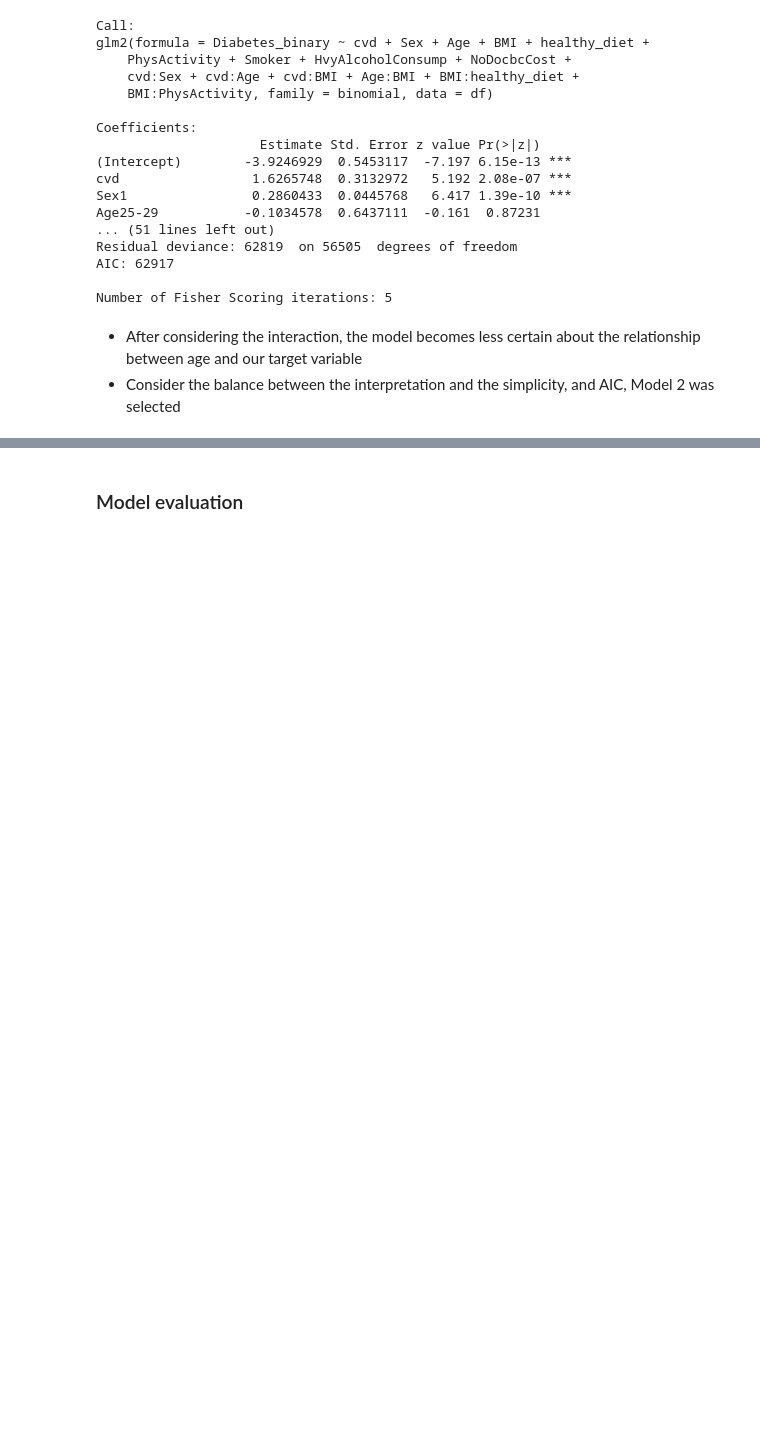
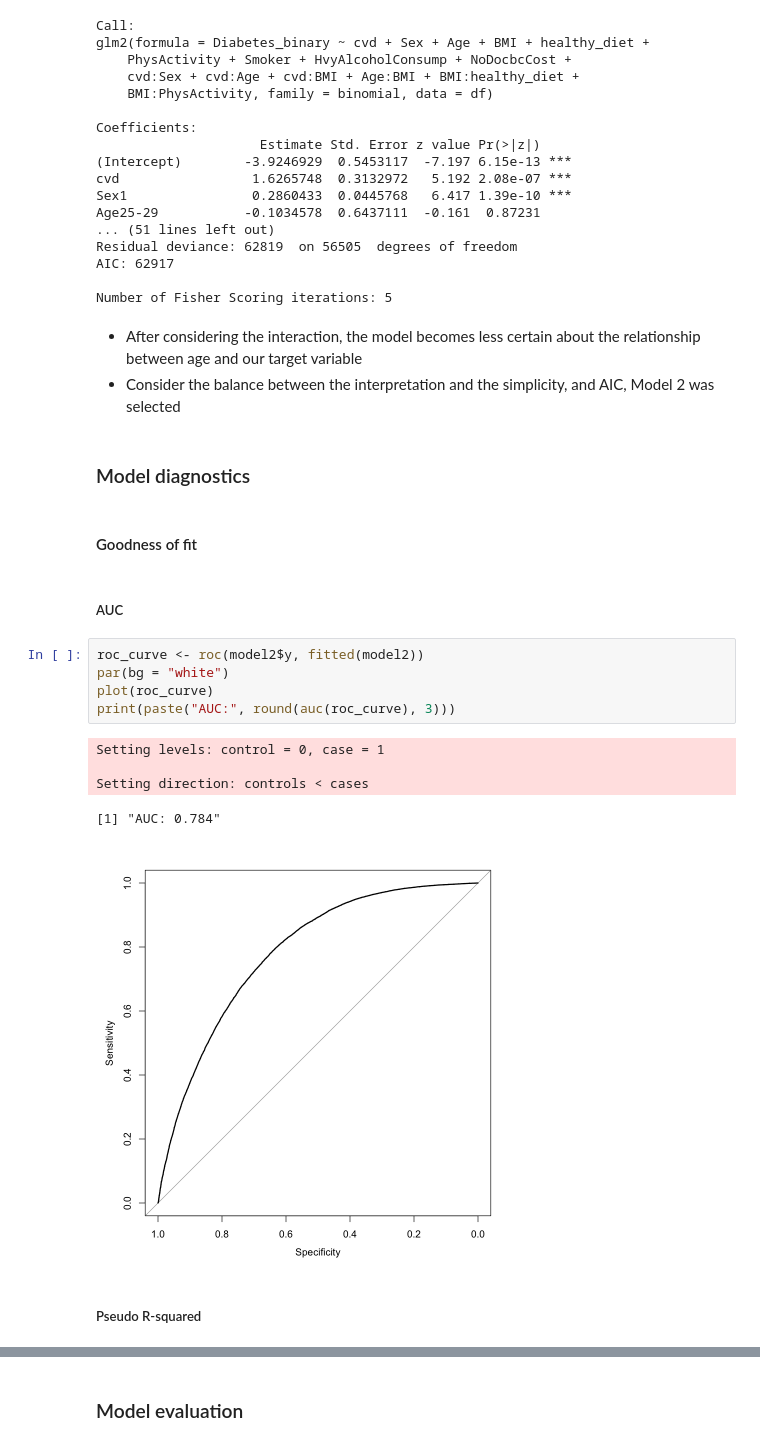
Before and after one commit to wilsonwlc/Diabetes-Statistical-Analysis, a Jupyter notebook: main.ipynb, the cells around one changed output, grey strips where cells are left out. Saved outputs shown, nothing was run; the diff lists cells and outputs as text; blank space fills up the shorter version.

```diff
--- a/main.ipynb
+++ b/main.ipynb
@@ -597,3 +600,22 @@ Number of Fisher Scoring iterations: 5
 # %% [markdown]
 * After considering the interaction, the model becomes less certain about the relationship between age and our target variable
 * Consider the balance between the interpretation and the simplicity, and AIC, Model 2 was selected
+# %% [markdown]
+### Model diagnostics
+# %% [markdown]
+#### Goodness of fit
+# %% [markdown]
+##### AUC
+# %%
+roc_curve <- roc(model2$y, fitted(model2))
+par(bg = "white")
+plot(roc_curve)
+print(paste("AUC:", round(auc(roc_curve), 3)))
+# %% [output]
+Setting levels: control = 0, case = 1
+
+Setting direction: controls < cases
+[1] "AUC: 0.784"
+[figure, added]
+# %% [markdown]
+##### Pseudo R-squared
```
Also changed, not shown: parts of 14 cells of this notebook, 1 other file.
